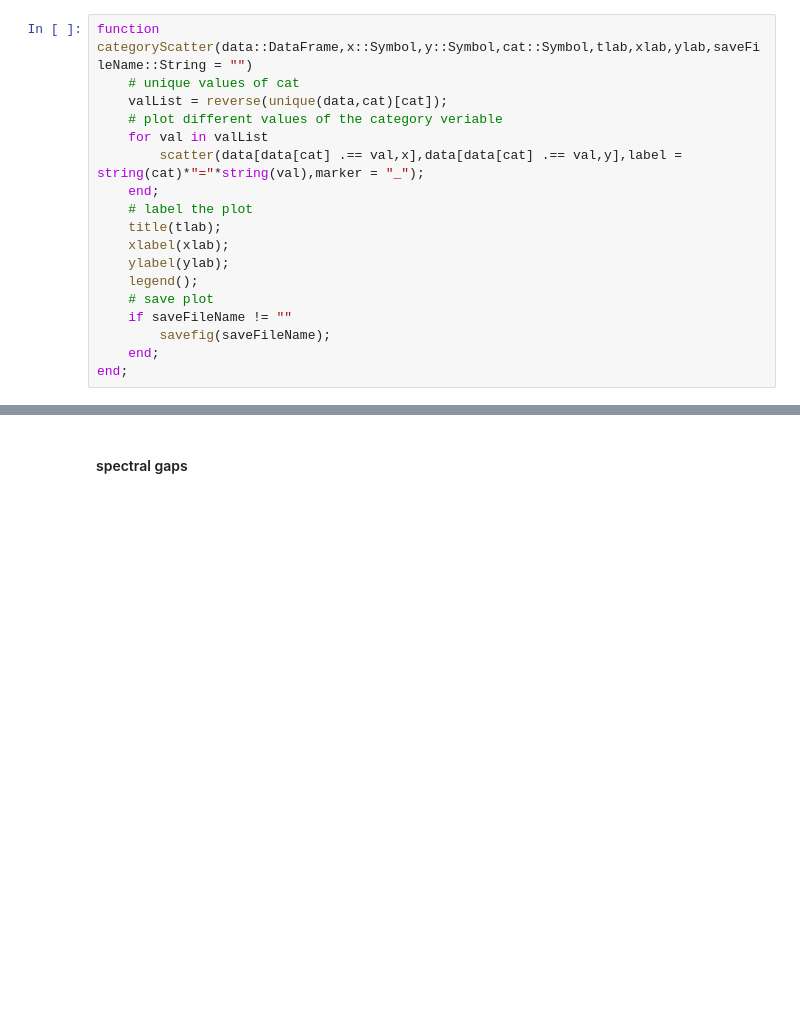
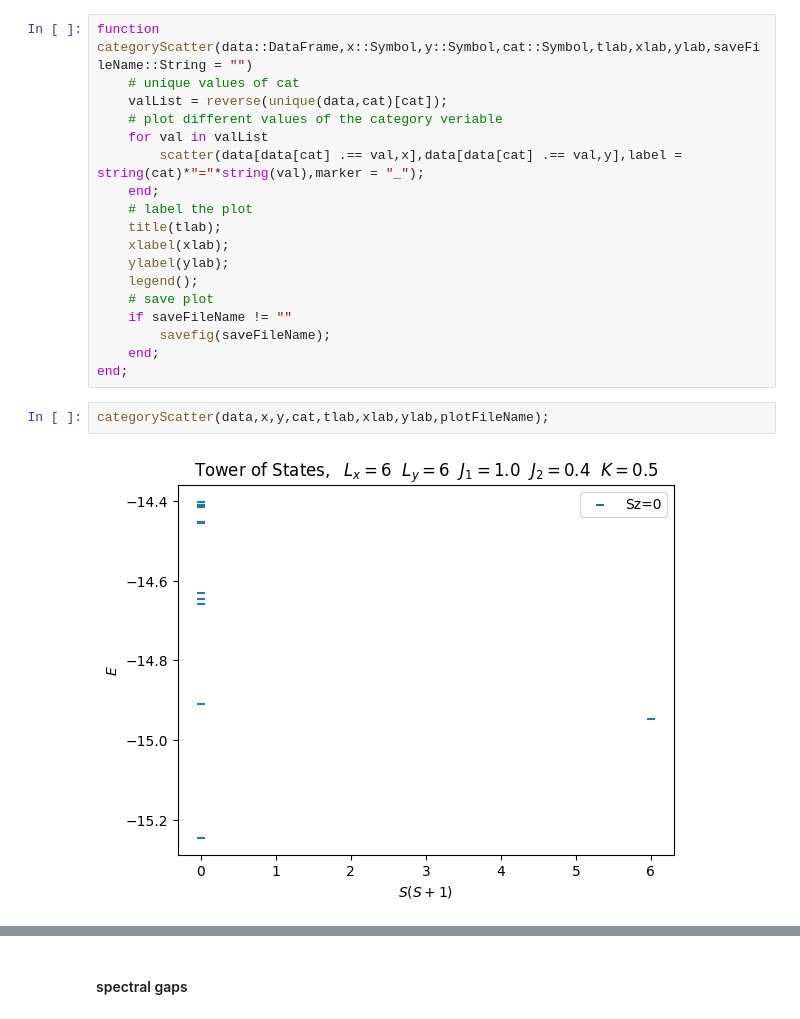
Before and after one commit to aormorningstar/HeisenbergED, a Jupyter notebook: analyseSpectralData.ipynb, the cells around one changed output, grey strips where cells are left out. Cells and saved outputs as stored; diff of their text form; blank space fills up the shorter version.

```diff
--- a/analyseSpectralData.ipynb
+++ b/analyseSpectralData.ipynb
@@ -68,6 +86,10 @@ function categoryScatter(data::DataFrame,x::Symbol,y::Symbol,cat::Symbol,tlab,xl
         savefig(saveFileName);
     end;
 end;
+# %%
+categoryScatter(data,x,y,cat,tlab,xlab,ylab,plotFileName);
+# %% [output]
+[figure, added]
 # %%
 # plot tower of states
 categoryScatter(data,x,y,cat,tlab,xlab,ylab,plotFileName);
```
Also changed, not shown: parts of 5 cells of this notebook, 7 other files.
